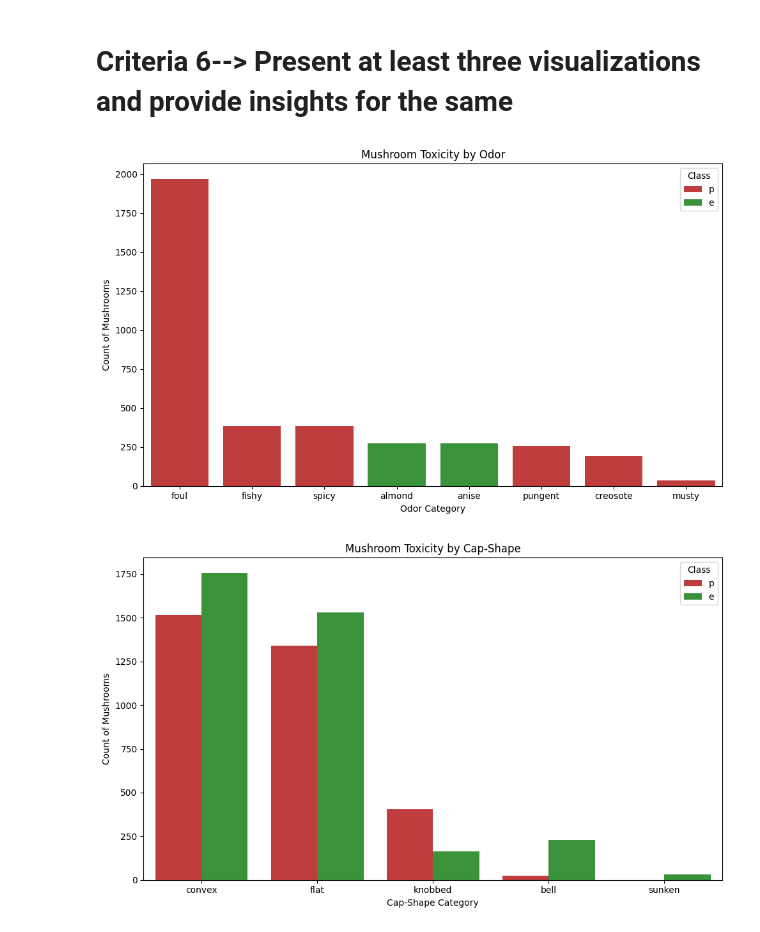
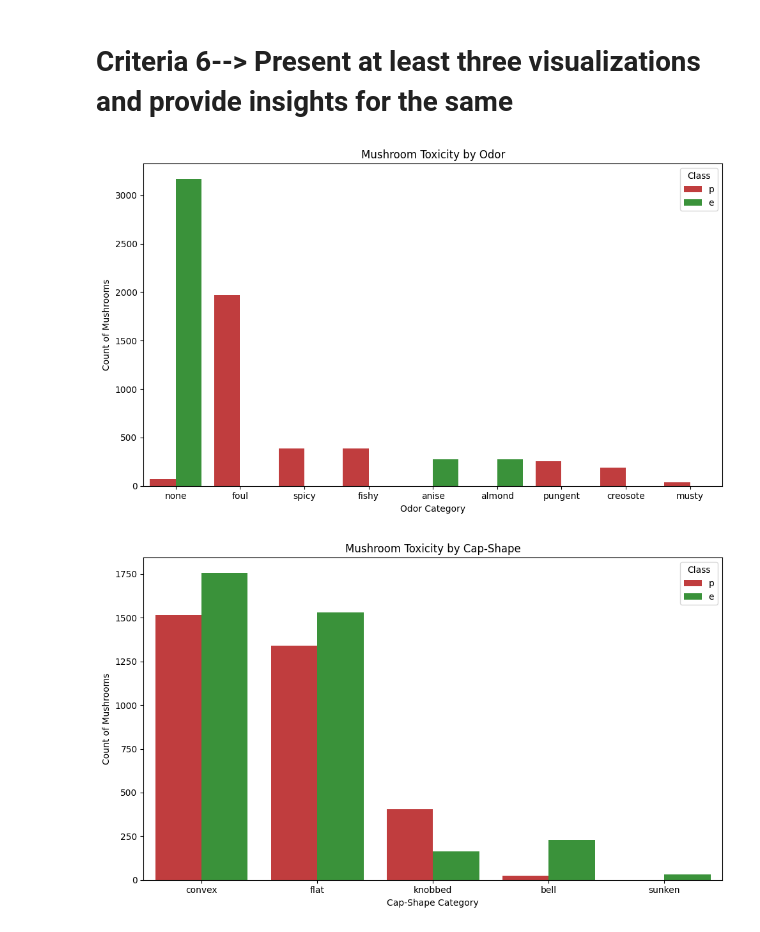
Before and after one commit to ShivamBirla-24/Algo8-Clone, a Jupyter notebook: notebook2403345f6a.ipynb, the cells around one changed output. Drawn from its saved outputs; the diff is of its cells as text; code cells hidden in the pictures.

```diff
--- a/notebook2403345f6a.ipynb
+++ b/notebook2403345f6a.ipynb
@@ -180,10 +189,11 @@ imputer = ColumnTransformer(
 
         ('stalk_imp', SimpleImputer(strategy='constant', fill_value='missing'), ['stalk-root']),
 
-        ('mode_imp', SimpleImputer(strategy='most_frequent'), ['ring-number','ring-type'])
+        ('ring_type_imp', SimpleImputer(strategy='most_frequent'), ['ring-type']),
+
+        ('ring_num_imp', SimpleImputer(strategy='median'), ['ring-number'])
     ],
-    remainder='passthrough' ,
-
+    remainder='passthrough',
     verbose_feature_names_out=False
 )
 
@@ -204,16 +217,20 @@ ColumnTransformer(remainder='passthrough',
                   verbose_feature_names_out=False)
+# %%
+train_imputed = imputer.fit_transform(X_train)
+test_imputed = imputer.transform(X_test)
 # %% [markdown]
 # Criteria 4--> Checking for duplicates
 # %%
 # 1. Create a mask of rows that are duplicates
-duplicate_mask = train.duplicated(keep='first')
+duplicate_mask = train_imputed.duplicated(keep='first')
 train_dup = duplicate_mask.sum()
 
 if train_dup > 0:
     print(f"Number of duplicates in train set: {train_dup}")
 
     # 2. Keep only the rows where duplicate_mask is False (using the ~ symbol)
-    train = train[~duplicate_mask]
+    train_imputed = train_imputed[~duplicate_mask]
+    y_train = y_train[~duplicate_mask]
 else:
     print("No duplicates are there")
 # %% [output]
@@ -222,8 +239,8 @@ No duplicates are there
 # Criteria 5 --> Identifying and Handling Outliers
 # %%
 # Checking for Outliers for 'number of bruises' using Interquartile Range
-Q1 = train['number_of_bruises'].quantile(0.25)
-Q3 = train['number_of_bruises'].quantile(0.75)
+Q1 = train_imputed['number_of_bruises'].quantile(0.25)
+Q3 = train_imputed['number_of_bruises'].quantile(0.75)
 
 IQR = Q3 - Q1
 
@@ -231,7 +248,7 @@ upper = Q3 + 1.5 * IQR
 lower = Q1 - 1.5 * IQR
 
 # 1. Create a mask for rows that are NOT outliers (the "safe" rows)
-safe_rows_mask = (train['number_of_bruises'] >= lower) & (train['number_of_bruises'] <= upper)
+safe_rows_mask = (train_imputed['number_of_bruises'] >= lower) & (train_imputed['number_of_bruises'] <= upper)
 
 # Count how many outliers we have by checking how many are NOT safe
 outliers_count = (~safe_rows_mask).sum()
@@ -240,7 +257,8 @@ if outliers_count > 0:
     print(f"Total number of outliers is/are {outliers_count}")
 
     # 2. Apply the safe mask to BOTH datasets!
-    train = train[safe_rows_mask]
+    train_imputed = train_imputed[safe_rows_mask]
+    y_train = y_train[safe_rows_mask]
 else:
     print("No outliers found")
 # %% [output]
@@ -250,21 +268,21 @@ No outliers found
 # %%
 #Visualization 1 --> This plots the relationship between the mushroom's smell and its toxicity.
 plt.figure(figsize=(10, 6))
 
-order = train['odor'].value_counts().index
+order = train_imputed['odor'].value_counts().index
 
-sns.countplot(data=train, x='odor', hue='class', order=order,
+sns.countplot(data=train_imputed, x='odor', hue=y_train, order=order,
               palette={'e': '#2ca02c', 'p': '#d62728'})
 
 plt.title('Mushroom Toxicity by Odor')
 plt.xlabel('Odor Category')
 plt.ylabel('Count of Mushrooms')
 plt.legend(title='Class')
 
 plt.tight_layout()
 plt.show()
 # %% [output]
-[figure, old version]
+[figure, new version]
 # %%
 #Visualization 2 --> This plots the relationship between the mushroom's cape-shape and its toxicity.
 plt.figure(figsize=(10, 6))
```
Also changed, not shown: parts of 16 cells of this notebook.
